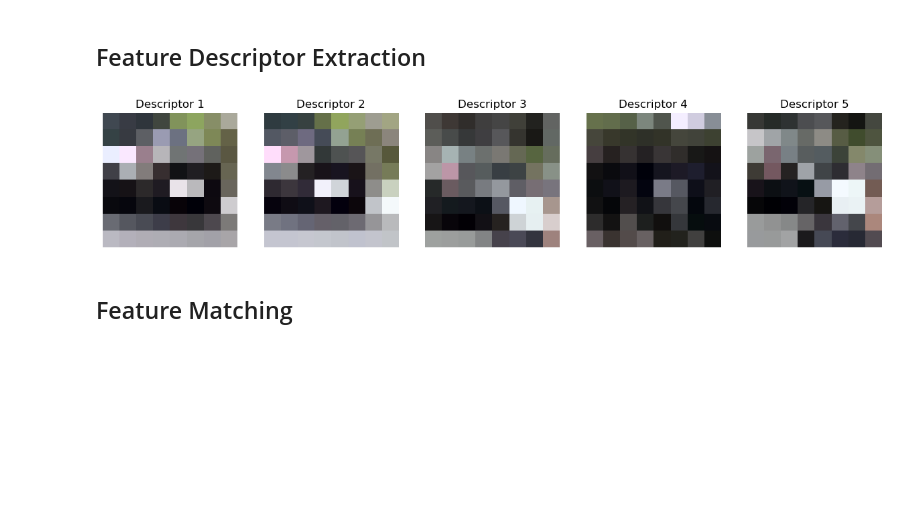
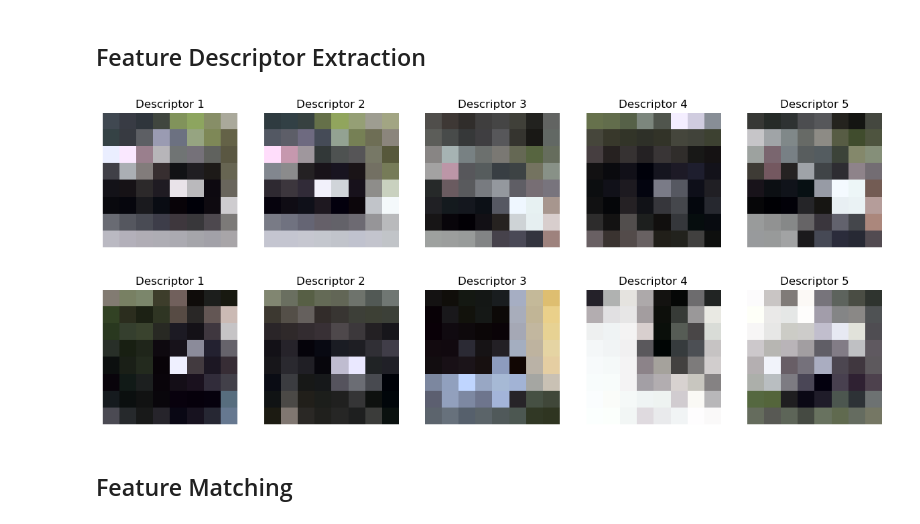
Before and after one commit to filipbagen/cs-180, a Jupyter notebook: p4-image-warping-and-mosaicing/code/4b.ipynb, the cells around one changed output. Drawn from its saved outputs; the diff is of its cells as text; code cells hidden in the pictures; blank space fills up the shorter version.

```diff
--- a/p4-image-warping-and-mosaicing/code/4b.ipynb
+++ b/p4-image-warping-and-mosaicing/code/4b.ipynb
@@ -146,6 +160,7 @@ def extract_feature_descriptors(im, coords, patch_size=8, window_size=40, spacin
 descriptors_left = extract_feature_descriptors(image_left, suppressed_coords_left)
 descriptors_right = extract_feature_descriptors(image_right, suppressed_coords_right)
 # %%
+# Redo
 def visualize_descriptors(descriptors, num_descriptors=5, patch_size=8):
     """
     Visualizes the first few descriptors as RGB images.
@@ -154,33 +169,35 @@ def visualize_descriptors(descriptors, num_descriptors=5, patch_size=8):
     descriptors (N x 192 array): Color feature descriptors.
     num_descriptors (int): Number of descriptors to visualize (default is 5).
     patch_size (int): Size of the descriptor patch (default is 8x8).
     """
     fig, axes = plt.subplots(1, num_descriptors, figsize=(15, 5))
 
     for i in range(num_descriptors):
         descriptor = descriptors[i]
 
         # Reshape the descriptor into three 8x8 patches for R, G, B channels
         patch_r = descriptor[:patch_size*patch_size].reshape((patch_size, patch_size))
         patch_g = descriptor[patch_size*patch_size:2*patch_size*patch_size].reshape((patch_size, patch_size))
         patch_b = descriptor[2*patch_size*patch_size:].reshape((patch_size, patch_size))
 
         # Combine the patches into a single 8x8x3 RGB image
         patch_rgb = np.stack((patch_r, patch_g, patch_b), axis=-1)
 
         # Normalize the RGB image to [0, 1] for visualization
         patch_rgb = (patch_rgb - patch_rgb.min()) / (patch_rgb.max() - patch_rgb.min())
 
         # Display the RGB image
         axes[i].imshow(patch_rgb)
         axes[i].axis('off')
         axes[i].set_title(f'Descriptor {i+1}')
 
     plt.show()
 
 visualize_descriptors(descriptors_left, num_descriptors=5)
+visualize_descriptors(descriptors_right, num_descriptors=5)
 # %% [output]
 [figure]
+[figure, added]
 # %% [markdown]
 ## Feature Matching
 # %%
```
Also changed, not shown: parts of 4 cells of this notebook, 4 other files.
